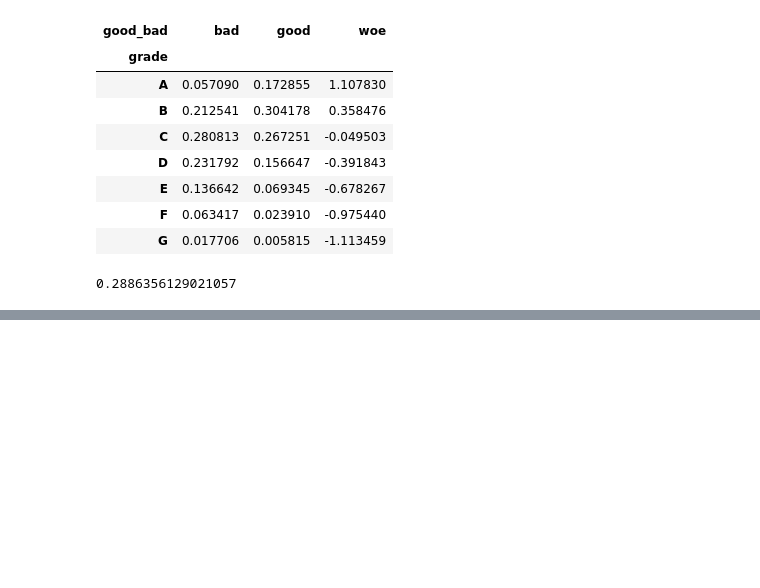
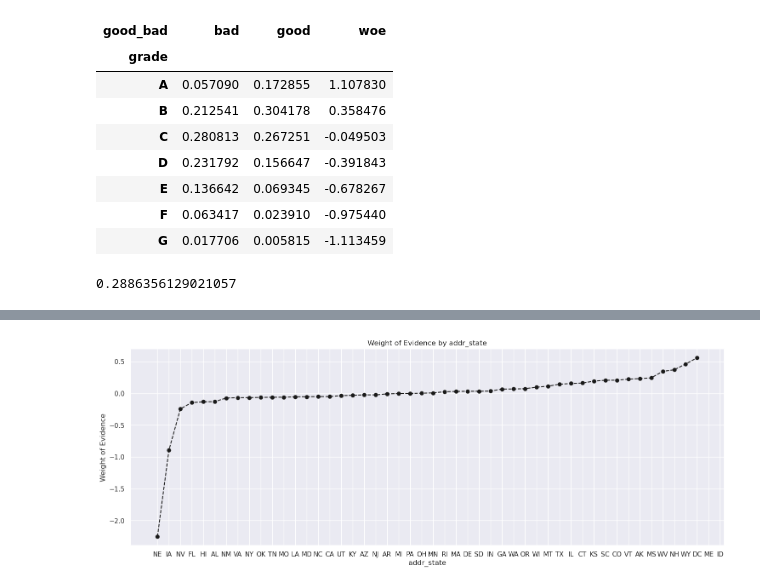
Before and after one commit to pbdanny/PythonProject, a Jupyter notebook: credit_risk_modeling/notebook/CreditRiskModeling_Preparation_4.ipynb, the cells around one changed output, grey strips where cells are left out. Cells and saved outputs as stored; diff of their text form; code cells hidden in the pictures; blank space fills up the shorter version.

```diff
--- a/credit_risk_modeling/notebook/CreditRiskModeling_Preparation_4.ipynb
+++ b/credit_risk_modeling/notebook/CreditRiskModeling_Preparation_4.ipynb
@@ -421,0 +531,2 @@ inf_val
+# %%
+df_inputs_prepr["home_ownership:RENT_OTHER_NONE_ANY"] = df_inputs_prepr["home_ownership:RENT"] + df_inputs_prepr["home_ownership:OTHER"] + df_inputs_prepr["home_ownership:NONE"] + df_inputs_prepr["home_ownership:ANY"]
@@ -421,0 +541,2 @@ inf_val
+# %%
+df_temp = woe_discrete(df_inputs_prepr, "addr_state", df_targets_prepr)
@@ -421,0 +552,4 @@ inf_val
+# %%
+plot_by_woe(df_temp)
+# %% [output]
+[figure, added]
```
Also changed, not shown: parts of 31 cells of this notebook.
